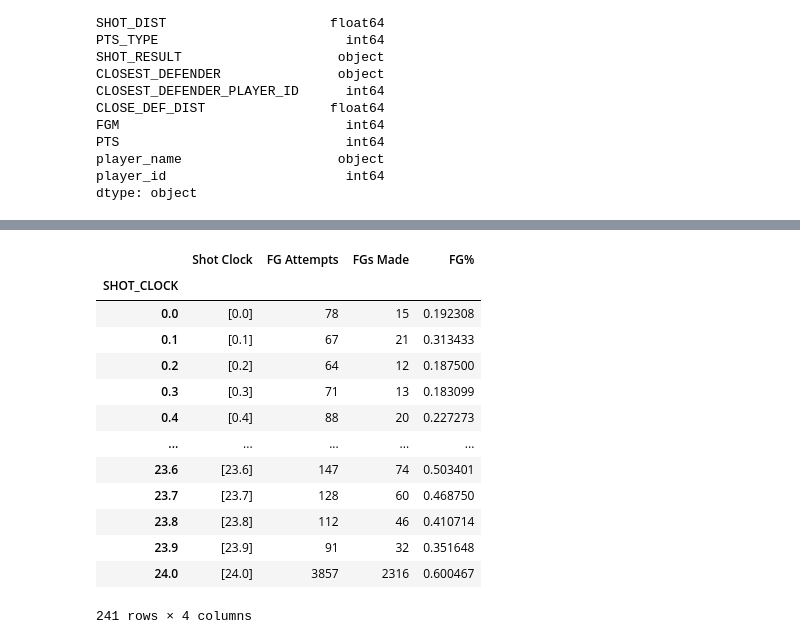
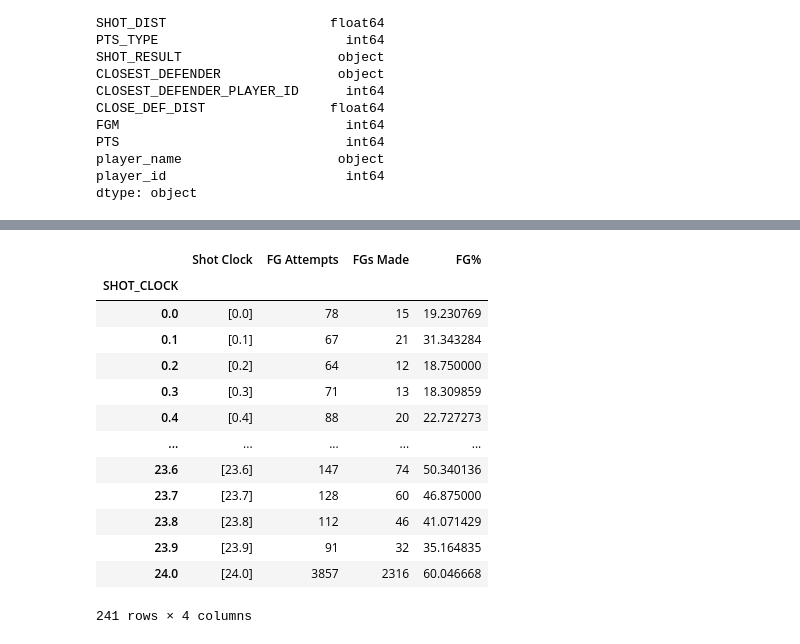
Before and after one commit to briennecole/NBA_Shot_Analysis, a Jupyter notebook: NBA_exploratory_analysis_Pete.ipynb, the cells around one changed output, grey strips where cells are left out. Drawn from its saved outputs; the diff is of its cells as text; code cells hidden in the pictures.

```diff
--- a/NBA_exploratory_analysis_Pete.ipynb
+++ b/NBA_exploratory_analysis_Pete.ipynb
@@ -186,37 +186,37 @@ defender_df
 # %%
 # find all the different timepoints
 shot_clock_timepoints = cleaned_df.groupby(["SHOT_CLOCK"])
 shot_clock_remaining = shot_clock_timepoints["SHOT_CLOCK"].unique()
 # calculate number of shots at each timepoint
 shot_clock_shots = shot_clock_timepoints["SHOT_CLOCK"].count()
 # calculate number of shots made at each timepoint
 shots_made = shot_clock_timepoints["FGM"].sum()
 # calculate FG % at each timepoint
-fg_percent = shots_made / shot_clock_shots
+fg_percent = shots_made / shot_clock_shots * 100
 
 # make a new dataframe for graphing
 graph_df = pd.DataFrame({
     "Shot Clock": shot_clock_remaining,
     "FG Attempts": shot_clock_shots,
     "FGs Made": shots_made,
     "FG%": fg_percent
 })
 
 graph_df
 # %% [output]
 |  | Shot Clock | FG Attempts | FGs Made | FG% |
 | SHOT_CLOCK |  |  |  |  |
-| 0.0 | [0.0] | 78 | 15 | 0.192308 |
-| 0.1 | [0.1] | 67 | 21 | 0.313433 |
-| 0.2 | [0.2] | 64 | 12 | 0.187500 |
-| 0.3 | [0.3] | 71 | 13 | 0.183099 |
-| 0.4 | [0.4] | 88 | 20 | 0.227273 |
+| 0.0 | [0.0] | 78 | 15 | 19.230769 |
+| 0.1 | [0.1] | 67 | 21 | 31.343284 |
+| 0.2 | [0.2] | 64 | 12 | 18.750000 |
+| 0.3 | [0.3] | 71 | 13 | 18.309859 |
+| 0.4 | [0.4] | 88 | 20 | 22.727273 |
 | ... | ... | ... | ... | ... |
-| 23.6 | [23.6] | 147 | 74 | 0.503401 |
-| 23.7 | [23.7] | 128 | 60 | 0.468750 |
-| 23.8 | [23.8] | 112 | 46 | 0.410714 |
-| 23.9 | [23.9] | 91 | 32 | 0.351648 |
-| 24.0 | [24.0] | 3857 | 2316 | 0.600467 |
+| 23.6 | [23.6] | 147 | 74 | 50.340136 |
+| 23.7 | [23.7] | 128 | 60 | 46.875000 |
+| 23.8 | [23.8] | 112 | 46 | 41.071429 |
+| 23.9 | [23.9] | 91 | 32 | 35.164835 |
+| 24.0 | [24.0] | 3857 | 2316 | 60.046668 |
 241 rows × 4 columns
 # %%
 fig1, ax1 = plt.subplots(figsize=(12, 8))
```
Also changed, not shown: parts of 12 cells of this notebook.
